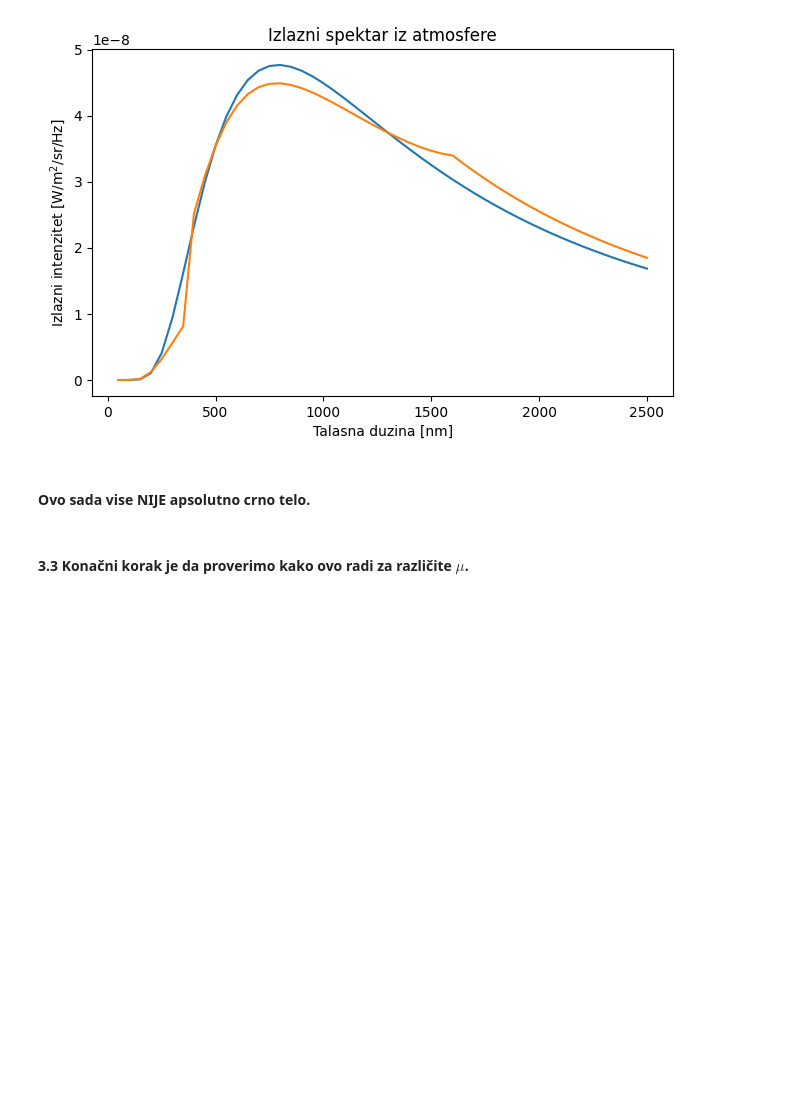
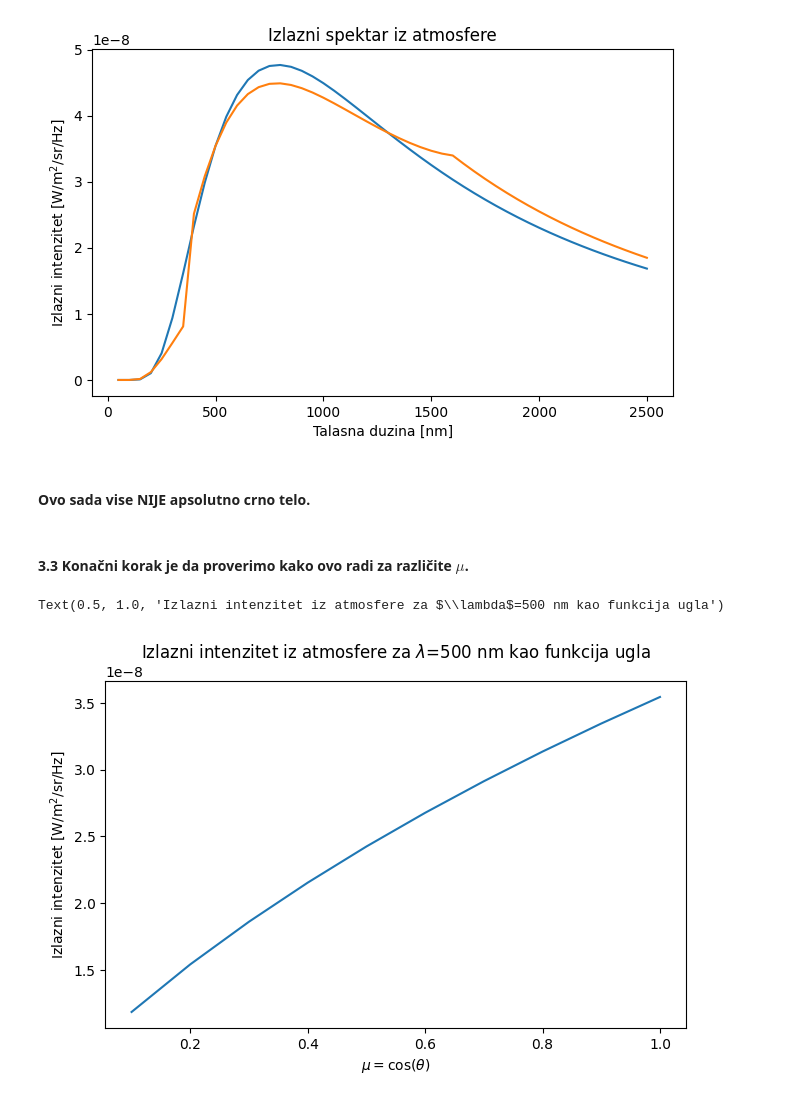
Before and after one commit to ivanzmilic/TZS_matf, a Jupyter notebook: Vezbe/Vezbe_04_model_atmosfere_numericko_resenje_JPZ.ipynb, the cells around one changed output. Saved outputs shown, nothing was run; the diff lists cells and outputs as text; code cells hidden in the pictures; blank space fills up the shorter version.

```diff
--- a/Vezbe/Vezbe_04_model_atmosfere_numericko_resenje_JPZ.ipynb
+++ b/Vezbe/Vezbe_04_model_atmosfere_numericko_resenje_JPZ.ipynb
@@ -332,4 +332,14 @@ S_lambda = B_nu_atmos[:,l]  # funkcija izvora za lambda
 I_mu = np.zeros(len(mu))
 for m in range(len(mu)):
     I_lambda = resi_JPZ(tau/mu[m], S_lambda)
-    I_mu = I_lambda[0]
+    I_mu[m] = I_lambda[0]
+# %%
+# Sada to isplotujemo
+plt.figure(figsize=(7.5,4.5))
+plt.plot(mu, I_mu)
+plt.xlabel('$\\mu = \\cos(\\theta)$')
+plt.ylabel('Izlazni intenzitet [W/m$^2$/sr/Hz]')
+plt.title('Izlazni intenzitet iz atmosfere za $\\lambda$=500 nm kao funkcija ugla')
+# %% [output]
+Text(0.5, 1.0, 'Izlazni intenzitet iz atmosfere za $\\lambda$=500 nm kao funkcija ugla')
+[figure, added]
```
Also changed, not shown: parts of 1 cell of this notebook.
